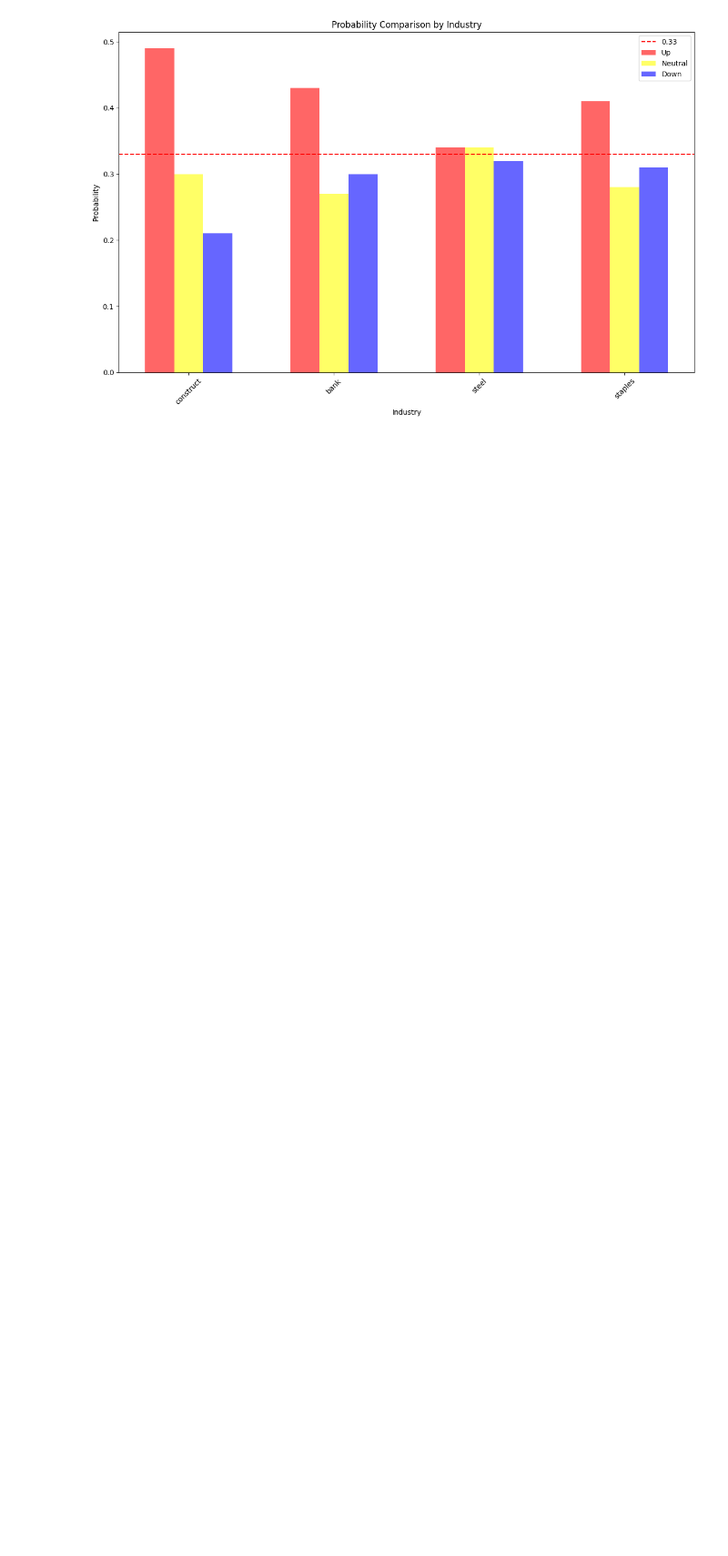
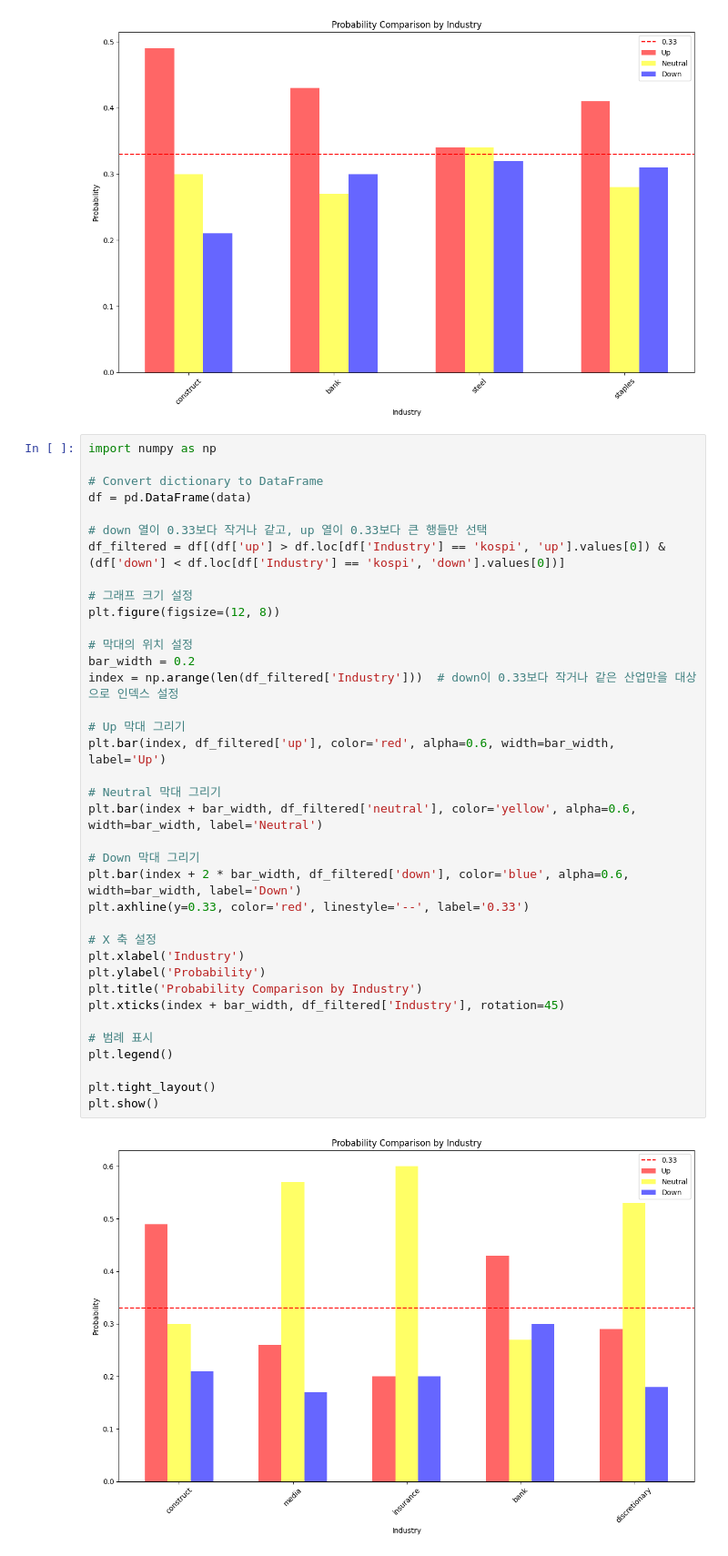
Before and after one commit to simpson000/sic_project_final, a Jupyter notebook: sic/final.ipynb, the cells around one changed output. Shown at 91% size. Cells and saved outputs as stored; diff of their text form; blank space fills up the shorter version.

```diff
--- a/sic/final.ipynb
+++ b/sic/final.ipynb
@@ -193,3 +199,42 @@ plt.tight_layout()
 plt.show()
 # %% [output]
 [figure]
+# %%
+import numpy as np
+
+# Convert dictionary to DataFrame
+df = pd.DataFrame(data)
+
+# down 열이 0.33보다 작거나 같고, up 열이 0.33보다 큰 행들만 선택
+df_filtered = df[(df['up'] > df.loc[df['Industry'] == 'kospi', 'up'].values[0]) & (df['down'] < df.loc[df['Industry'] == 'kospi', 'down'].values[0])]
+
+# 그래프 크기 설정
+plt.figure(figsize=(12, 8))
+
+# 막대의 위치 설정
+bar_width = 0.2
+index = np.arange(len(df_filtered['Industry']))  # down이 0.33보다 작거나 같은 산업만을 대상으로 인덱스 설정
+
+# Up 막대 그리기
+plt.bar(index, df_filtered['up'], color='red', alpha=0.6, width=bar_width, label='Up')
+
+# Neutral 막대 그리기
+plt.bar(index + bar_width, df_filtered['neutral'], color='yellow', alpha=0.6, width=bar_width, label='Neutral')
+
+# Down 막대 그리기
+plt.bar(index + 2 * bar_width, df_filtered['down'], color='blue', alpha=0.6, width=bar_width, label='Down')
+plt.axhline(y=0.33, color='red', linestyle='--', label='0.33')
+
+# X 축 설정
+plt.xlabel('Industry')
+plt.ylabel('Probability')
+plt.title('Probability Comparison by Industry')
+plt.xticks(index + bar_width, df_filtered['Industry'], rotation=45)
+
+# 범례 표시
+plt.legend()
+
+plt.tight_layout()
+plt.show()
+# %% [output]
+[figure, added]
```
Also changed, not shown: parts of 5 cells of this notebook, 8 other files.
